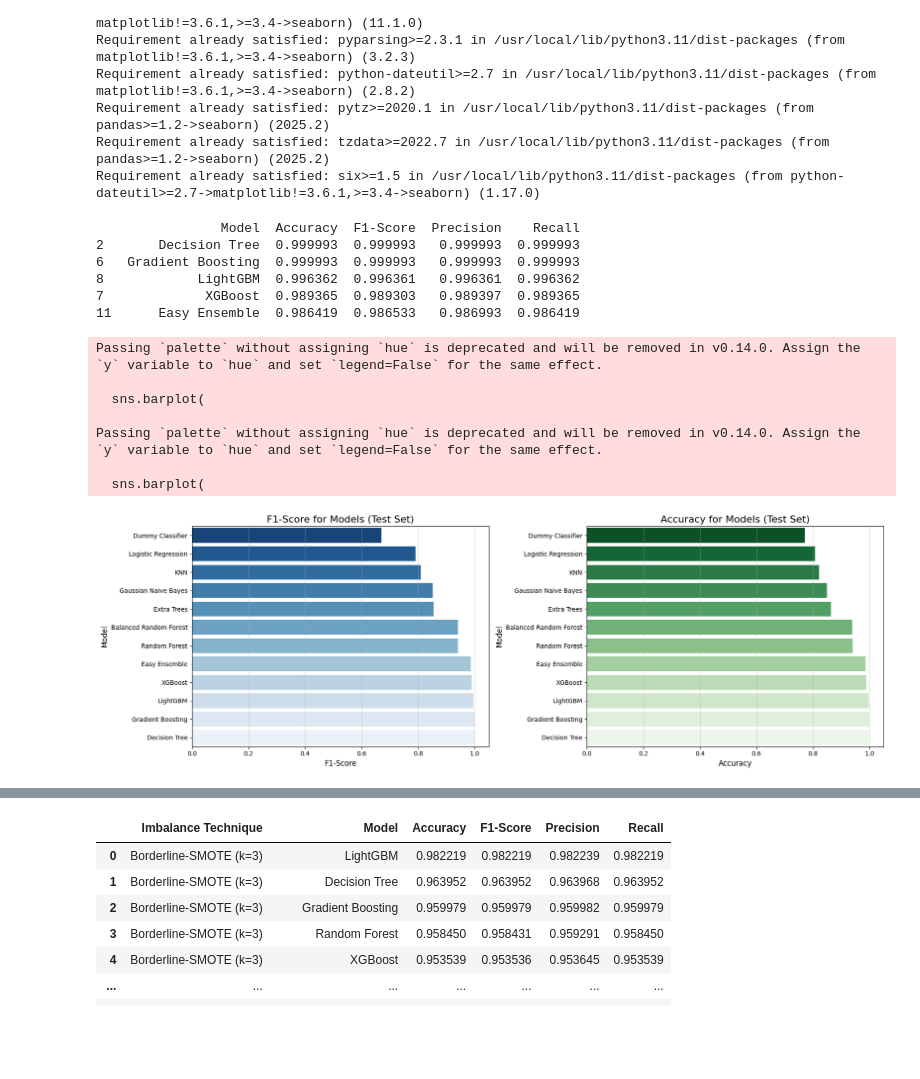
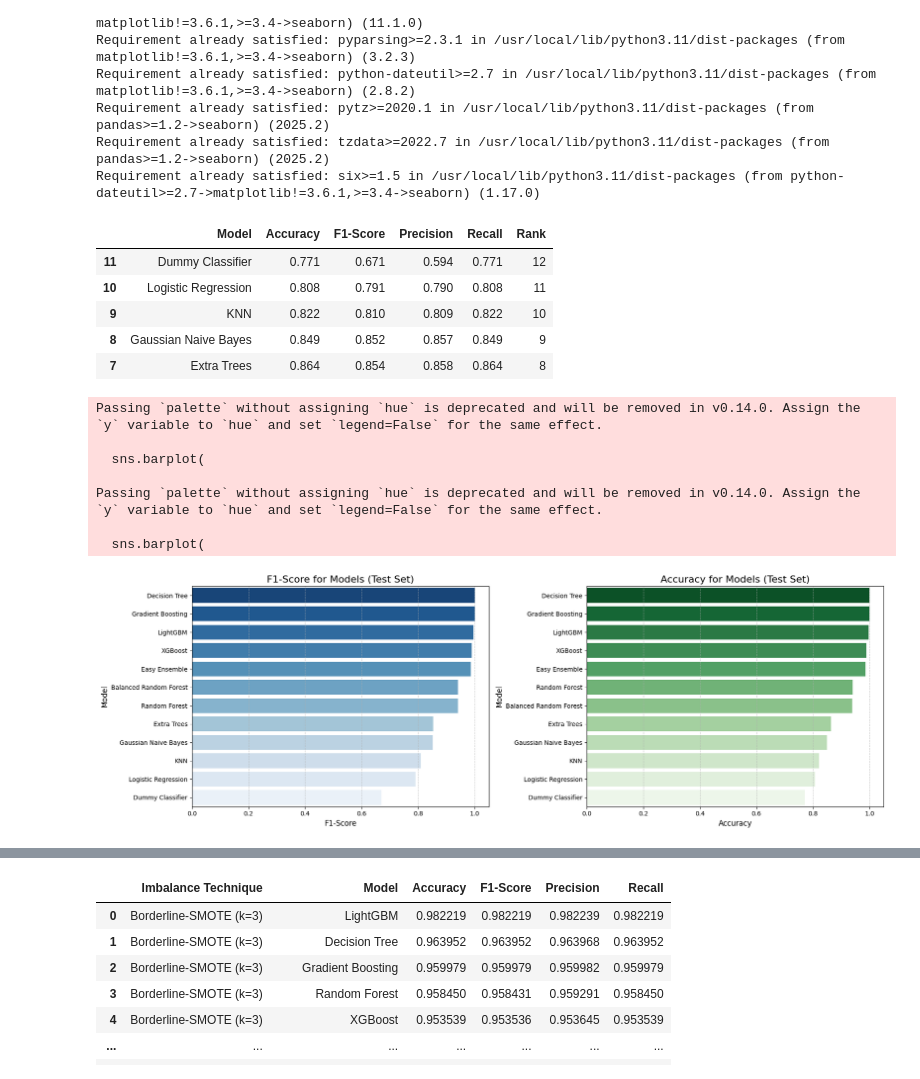
Before and after one commit to shreyadata804/model-training-imbalance, a Jupyter notebook: Moderately Imbalanced/water_quality_moderately_imbalanced_model.ipynb, the cells around one changed output, grey strips where cells are left out. Cells and saved outputs as stored; diff of their text form; code cells hidden in the pictures; blank space fills up the shorter version.

```diff
--- a/Moderately Imbalanced/water_quality_moderately_imbalanced_model.ipynb
+++ b/Moderately Imbalanced/water_quality_moderately_imbalanced_model.ipynb
@@ -76,10 +76,8 @@ group2 = {
 
 group3 = {
     'Gradient Boosting': GradientBoostingClassifier(n_estimators=50, learning_rate=0.1, max_depth=3, random_state=42),
-    'XGBoost': XGBClassifier(eval_metric="mlogloss", use_label_encoder=False,
-                             n_estimators=50, learning_rate=0.1, max_depth=3, n_jobs=-1, random_state=42),
-    'LightGBM': LGBMClassifier(n_estimators=50, learning_rate=0.1, max_depth=10,
-                               random_state=42, verbose=-1, n_jobs=-1),
+    'XGBoost': XGBClassifier(eval_metric="mlogloss", n_estimators=50, learning_rate=0.1, max_depth=3, n_jobs=-1, random_state=42),
+    'LightGBM': LGBMClassifier(n_estimators=50, learning_rate=0.1, max_depth=10,random_state=42, verbose=-1, n_jobs=-1),
 }
 
 group4 = {
@@ -219,9 +205,18 @@ for model_name, metrics in final_df.iterrows():
     }
     test_results_list.append(row)
 
-# Create DataFrame and sort by Accuracy
+# Create DataFrame and sort by F1-Score
 test_results_df = pd.DataFrame(test_results_list)
-test_results_df = test_results_df.sort_values(by="Accuracy", ascending=False)
+test_results_df = test_results_df.sort_values(by="F1-Score", ascending=False)
+test_results_df["Rank"] = test_results_df["F1-Score"].rank(ascending=False).astype(int)
+
+# Reset index
+test_results_df.reset_index(drop=True, inplace=True)
+
+# Round for readability
+test_results_df[["Accuracy", "F1-Score", "Precision", "Recall"]] = test_results_df[
+    ["Accuracy", "F1-Score", "Precision", "Recall"]
+].round(3)
 
 # Display nicely
 from IPython.display import display
@@ -265,65 +260,65 @@ Requirement already satisfied: six>=1.5 in /usr/local/lib/python3.11/dist-packag
 # %%
 import seaborn as sns
 import matplotlib.pyplot as plt
+from IPython.display import display
 
-# Ensure the DataFrame exists and has the correct columns
-print(test_results_df.head())  # Debugging check
+# Optional: Preview the DataFrame before plotting
+display(test_results_df.head())
 
-# Sort by F1-Score (for the left plot)
-test_results_df = test_results_df.sort_values(by="F1-Score", ascending=True)
+# Sort by F1-Score (for the left plot, highest at top)
+f1_sorted_df = test_results_df.sort_values(by="F1-Score", ascending=False)
+
+# Sort by Accuracy (for the right plot, highest at top)
+acc_sorted_df = test_results_df.sort_values(by="Accuracy", ascending=False)
 
 # Create subplots
 fig, axes = plt.subplots(1, 2, figsize=(18, 6))
 
 # F1-Score Bar Plot
 sns.barplot(
     x='F1-Score',
     y='Model',
-    data=test_results_df,
+    data=f1_sorted_df,
     palette="Blues_r",
-    ax=axes[0],
-    legend=False
+    ax=axes[0]
 )
 axes[0].set_title("F1-Score for Models (Test Set)", fontsize=16)
 axes[0].set_xlabel('F1-Score', fontsize=12)
 axes[0].set_ylabel('Model', fontsize=12)
 axes[0].grid(axis='x', linestyle='--', alpha=0.7)
 
-# Now sort by Accuracy for the second plot
-test_results_df = test_results_df.sort_values(by="Accuracy", ascending=True)
-
 # Accuracy Bar Plot
 sns.barplot(
     x='Accuracy',
     y='Model',
-    data=test_results_df,
+    data=acc_sorted_df,
     palette="Greens_r",
-    ax=axes[1],
-    legend=False
+    ax=axes[1]
 )
 axes[1].set_title("Accuracy for Models (Test Set)", fontsize=16)
 axes[1].set_xlabel('Accuracy', fontsize=12)
 axes[1].set_ylabel('Model', fontsize=12)
 axes[1].grid(axis='x', linestyle='--', alpha=0.7)
 
-# Final layout
+# Final layout and save
 plt.tight_layout()
+plt.savefig("f1_accuracy_model_comparison.png", dpi=300, bbox_inches='tight')  # Optional
 plt.show()
 # %% [output]
+|  | Model | Accuracy | F1-Score | Precision | Recall | Rank |
+| 11 | Dummy Classifier | 0.771 | 0.671 | 0.594 | 0.771 | 12 |
+| 10 | Logistic Regression | 0.808 | 0.791 | 0.790 | 0.808 | 11 |
+| 9 | KNN | 0.822 | 0.810 | 0.809 | 0.822 | 10 |
+| 8 | Gaussian Naive Bayes | 0.849 | 0.852 | 0.857 | 0.849 | 9 |
+| 7 | Extra Trees | 0.864 | 0.854 | 0.858 | 0.864 | 8 |
-                Model  Accuracy  F1-Score  Precision    Recall
-2       Decision Tree  0.999993  0.999993   0.999993  0.999993
-6   Gradient Boosting  0.999993  0.999993   0.999993  0.999993
-8            LightGBM  0.996362  0.996361   0.996361  0.996362
-7             XGBoost  0.989365  0.989303   0.989397  0.989365
-11      Easy Ensemble  0.986419  0.986533   0.986993  0.986419
+Passing `palette` without assigning `hue` is deprecated and will be removed in v0.14.0. Assign the `y` variable to `hue` and set `legend=False` for the same effect.
+
+  sns.barplot(
+
+Passing `palette` without assigning `hue` is deprecated and will be removed in v0.14.0. Assign the `y` variable to `hue` and set `legend=False` for the same effect.
+
+  sns.barplot(
-Passing `palette` without assigning `hue` is deprecated and will be removed in v0.14.0. Assign the `y` variable to `hue` and set `legend=False` for the same effect.
-
-  sns.barplot(
-
-Passing `palette` without assigning `hue` is deprecated and will be removed in v0.14.0. Assign the `y` variable to `hue` and set `legend=False` for the same effect.
-
-  sns.barplot(
-[figure, old version]
+[figure, new version]
 # %%
 from imblearn.over_sampling import SMOTE, BorderlineSMOTE, RandomOverSampler
 from imblearn.under_sampling import RandomUnderSampler, NearMiss, TomekLinks, ClusterCentroids
```
Also changed, not shown: parts of 4 cells of this notebook.
